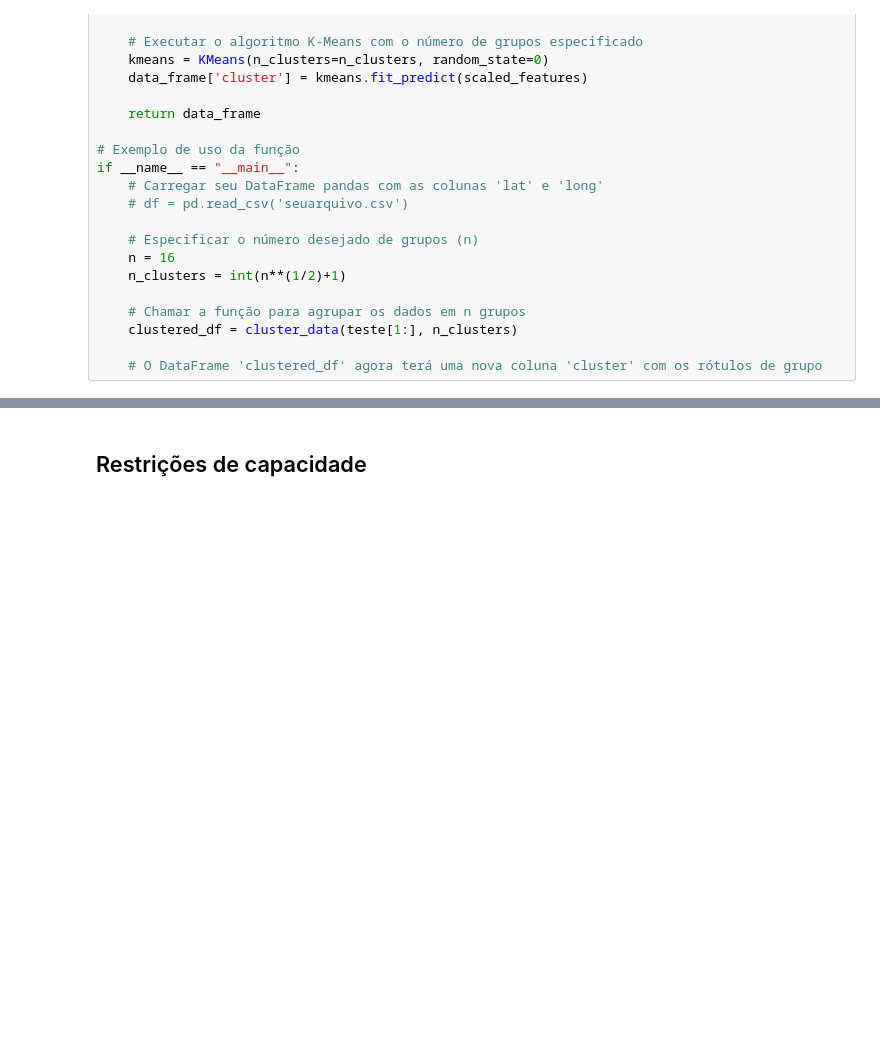
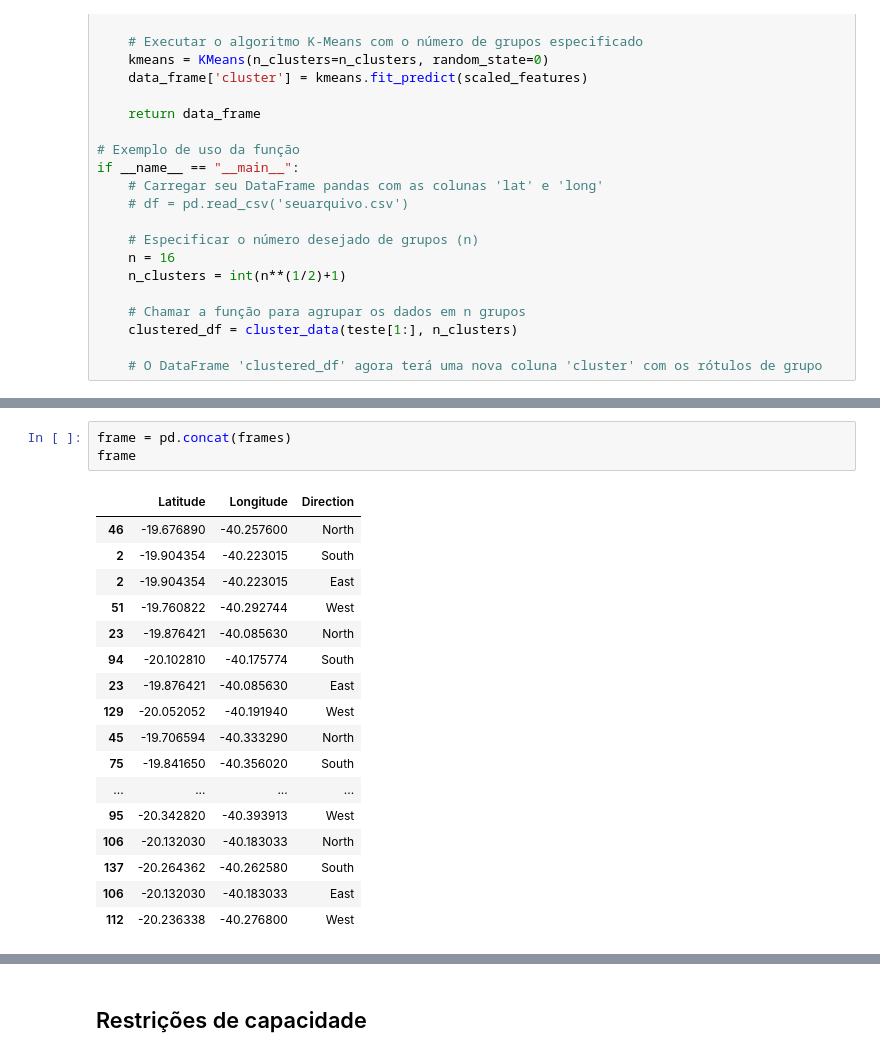
Before and after one commit to Markosalves12/Suzano, a Jupyter notebook: OR-Tools.ipynb, the cells around one changed output, grey strips where cells are left out. Saved outputs shown, nothing was run; the diff lists cells and outputs as text; blank space fills up the shorter version.

```diff
--- a/OR-Tools.ipynb
+++ b/OR-Tools.ipynb
@@ -375,0 +398,21 @@ Melhor ponto de partida: Latitude -20.13203, Longitude -40.183033
+# %%
+frame = pd.concat(frames)
+frame
+# %% [output]
+|  | Latitude | Longitude | Direction |
+| 46 | -19.676890 | -40.257600 | North |
+| 2 | -19.904354 | -40.223015 | South |
+| 2 | -19.904354 | -40.223015 | East |
+| 51 | -19.760822 | -40.292744 | West |
+| 23 | -19.876421 | -40.085630 | North |
+| 94 | -20.102810 | -40.175774 | South |
+| 23 | -19.876421 | -40.085630 | East |
+| 129 | -20.052052 | -40.191940 | West |
+| 45 | -19.706594 | -40.333290 | North |
+| 75 | -19.841650 | -40.356020 | South |
+| ... | ... | ... | ... |
+| 95 | -20.342820 | -40.393913 | West |
+| 106 | -20.132030 | -40.183033 | North |
+| 137 | -20.264362 | -40.262580 | South |
+| 106 | -20.132030 | -40.183033 | East |
+| 112 | -20.236338 | -40.276800 | West |
```
Also changed, not shown: parts of 31 cells of this notebook.
